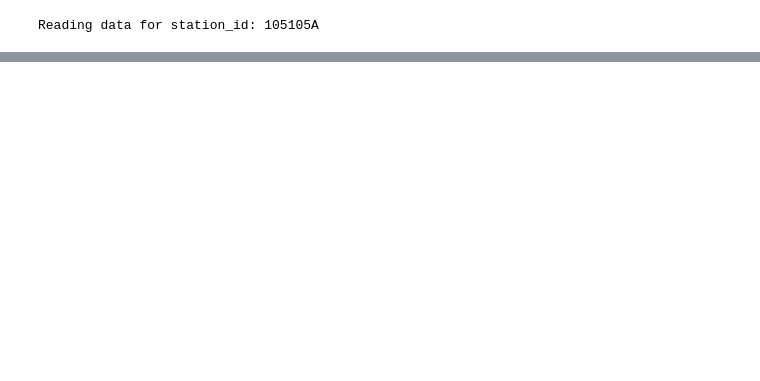
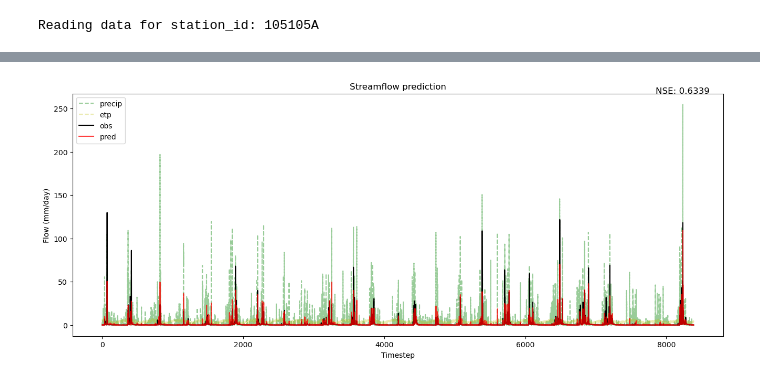
Before and after one commit to arpit-kapoor/hybrid-gr4j, a Jupyter notebook: notebooks/modelling/hgr4j_cnn_flax_trainable.ipynb, the cells around one changed output, grey strips where cells are left out. Cells and saved outputs as stored; diff of their text form; code cells hidden in the pictures; blank space fills up the shorter version.

```diff
--- a/notebooks/modelling/hgr4j_cnn_flax_trainable.ipynb
+++ b/notebooks/modelling/hgr4j_cnn_flax_trainable.ipynb
@@ -283,0 +348,4 @@ DeviceArray(3.0190701, dtype=float32)
+# %%
+evaluate(module=hygr4j, state=state, dl=train_dl)
+# %% [output]
+[figure, added]
```
Also changed, not shown: parts of 19 cells of this notebook, 8 other files.
